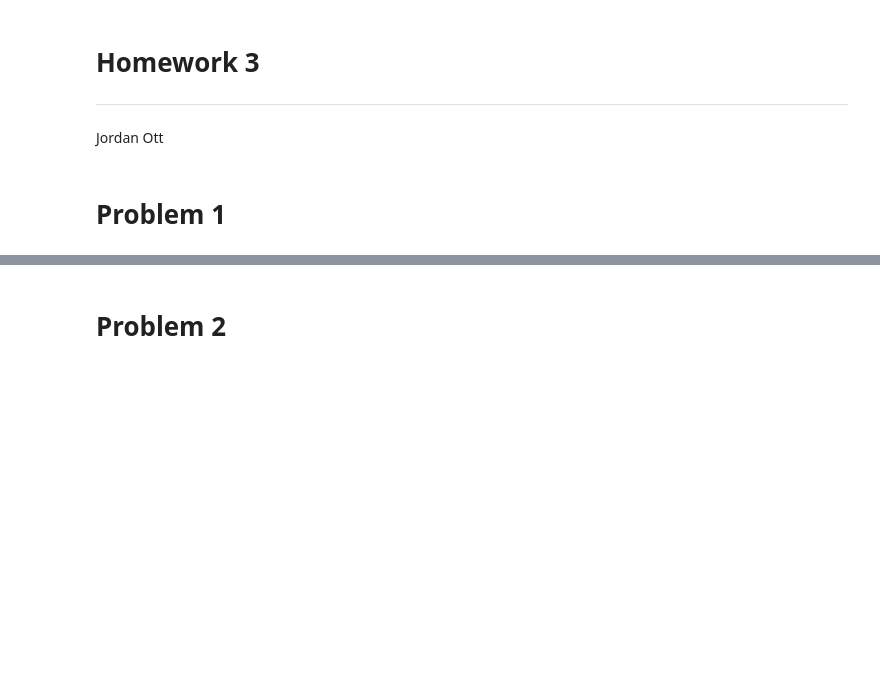
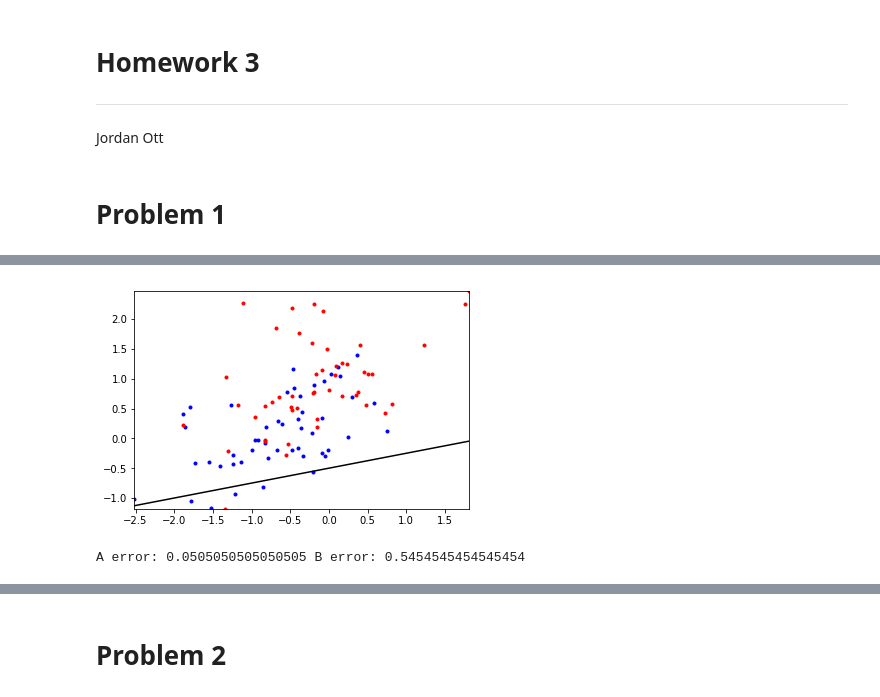
Before and after one commit to jordanott/MachineLearning, a Jupyter notebook: Homework/03/HW3.ipynb, the cells around one changed output, grey strips where cells are left out. Saved outputs shown, nothing was run; the diff lists cells and outputs as text; code cells hidden in the pictures; blank space fills up the shorter version.

```diff
--- a/Homework/03/HW3.ipynb
+++ b/Homework/03/HW3.ipynb
@@ -35,0 +48,9 @@ x.add(0)
+# %%
+learnerB = logisticClassify2(); # create "blank" learner
+learnerB.classes = np.unique(YB) # define class labels using YA or YB
+
+wts = np.array([.5,-.25,1]); # TODO: fill in values
+learnerB.theta = wts; # set the learner's parameters
+learnerB.plotBoundary(XB, YB);
+# %% [output]
+[figure, added]
@@ -35,0 +73,7 @@ x.add(0)
+# %%
+A_err = learnerA.err(XA, YA)
+B_err = learnerB.err(XB, YB)
+
+print('A error:',A_err,'B error:',B_err)
+# %% [output]
+A error: 0.0505050505050505 B error: 0.5454545454545454
```
Also changed, not shown: parts of 17 cells of this notebook, 1 other file.
